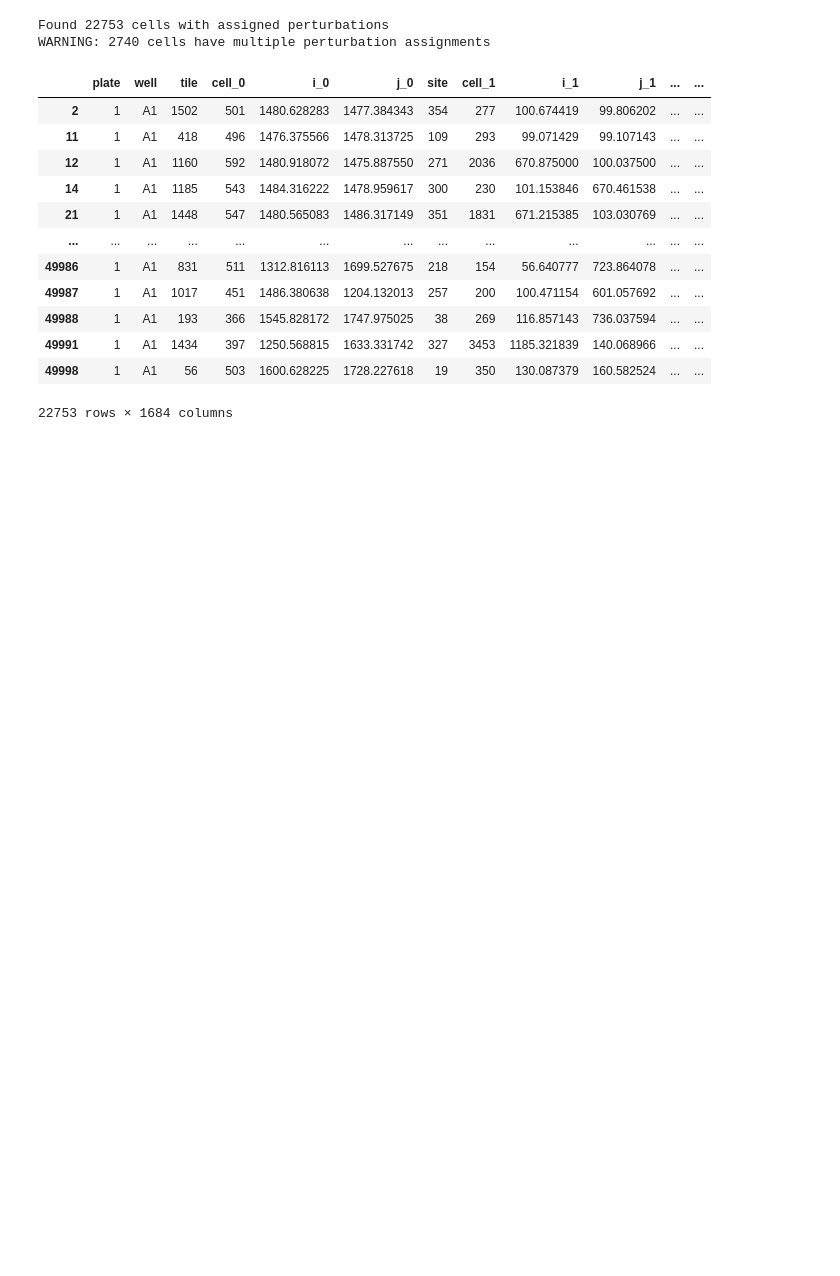
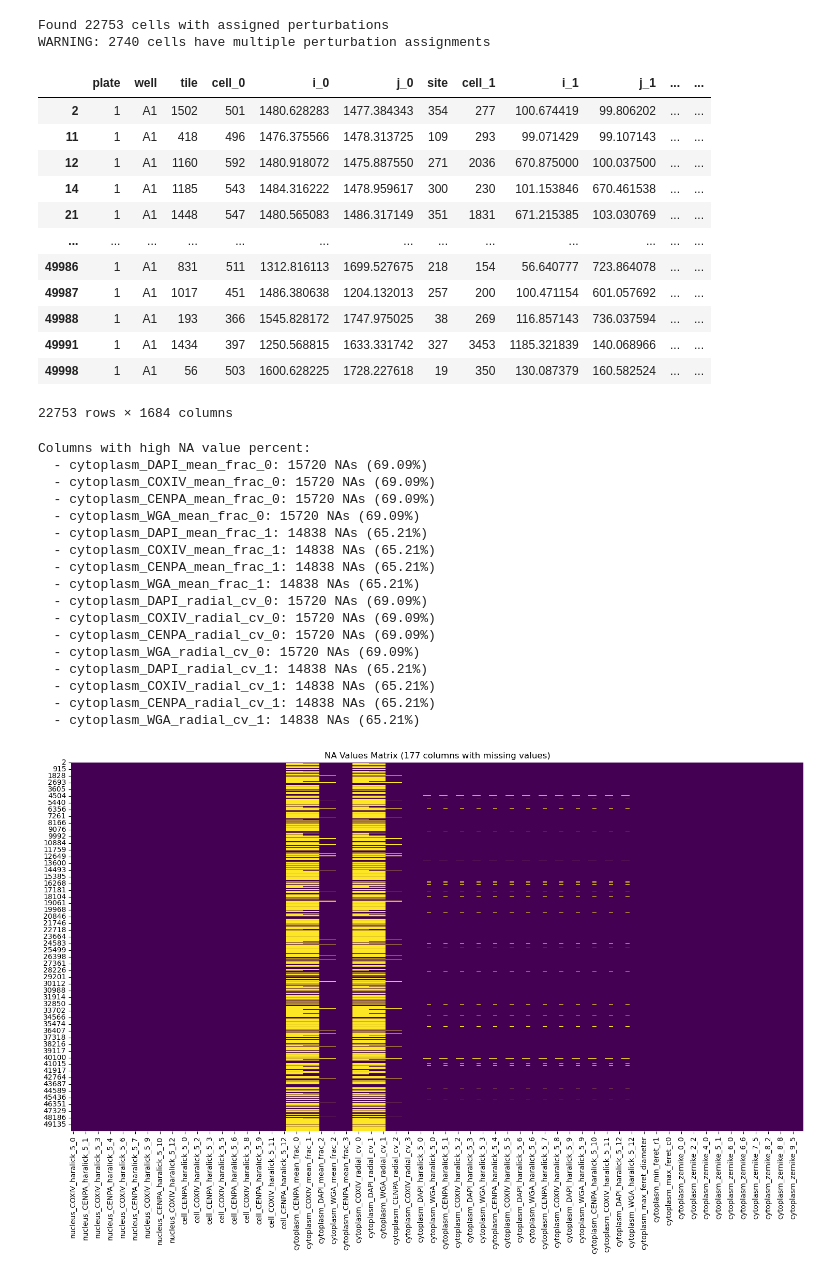
Before and after one commit to cheeseman-lab/brieflow-analysis, a Jupyter notebook: analysis/aggregate_testing.ipynb, the cells around one changed output. Cells and saved outputs as stored; diff of their text form; code cells hidden in the pictures; blank space fills up the shorter version.

```diff
--- a/analysis/aggregate_testing.ipynb
+++ b/analysis/aggregate_testing.ipynb
@@ -130,6 +129,3 @@ First 20 columns. Use to set parameters below.
 17 nucleus_DAPI_int
 18 nucleus_COXIV_int
 19 nucleus_CENPA_int
-# %%
-for col in merge_final.columns:
-    print(col)
@@ -216,0 +197,72 @@ WARNING: 2740 cells have multiple perturbation assignments
+# %%
+from matplotlib import pyplot as plt
+import seaborn as sns
+
+def visualize_na_matrix(df):
+    """
+    Creates a visualization matrix showing which columns have NA values and in which rows.
+    No color bar is displayed.
+
+    Parameters:
+    -----------
+    df : pandas.DataFrame
+        The DataFrame to analyze for NA values
+
+    Returns:
+    --------
+    matplotlib.figure.Figure or None
+        The figure object if NAs are found, None otherwise
+    """
+    # Get only columns with at least one NA
+    cols_with_na = df.columns[df.isna().any()].tolist()
+
+    if not cols_with_na:
+        print("No columns with NA values found in the DataFrame.")
+        return None
+
+    # Create a smaller DataFrame with only columns containing NAs
+    na_df = df[cols_with_na].isna()
+
+    # Create the heatmap
+    plt.figure(figsize=(15, 10))
+    plt.title(f"NA Values Matrix ({len(cols_with_na)} columns with missing values)")
+
+    # Create heatmap - True (NA) values will be colored, without color bar
+    ax = sns.heatmap(na_df, cmap='viridis', cbar=False)
+
+    # Display column names on x-axis, rotated for readability
+    plt.xticks(rotation=90)
+    plt.tight_layout()
+
+    # Add summary information
+    na_counts = df[cols_with_na].isna().sum()
+    na_percent = (na_counts / len(df)) * 100
+
+    print(f"Columns with high NA value percent:")
+    for col, count, pct in zip(cols_with_na, na_counts, na_percent):
+        if pct > 10:
+            print(f"  - {col}: {count} NAs ({pct:.2f}%)")
+
+    return plt.gcf()
+
+fig = visualize_na_matrix(perturbation_filtered)
+plt.show()
+# %% [output]
+Columns with high NA value percent:
+  - cytoplasm_DAPI_mean_frac_0: 15720 NAs (69.09%)
+  - cytoplasm_COXIV_mean_frac_0: 15720 NAs (69.09%)
+  - cytoplasm_CENPA_mean_frac_0: 15720 NAs (69.09%)
+  - cytoplasm_WGA_mean_frac_0: 15720 NAs (69.09%)
+  - cytoplasm_DAPI_mean_frac_1: 14838 NAs (65.21%)
+  - cytoplasm_COXIV_mean_frac_1: 14838 NAs (65.21%)
+  - cytoplasm_CENPA_mean_frac_1: 14838 NAs (65.21%)
+  - cytoplasm_WGA_mean_frac_1: 14838 NAs (65.21%)
+  - cytoplasm_DAPI_radial_cv_0: 15720 NAs (69.09%)
+  - cytoplasm_COXIV_radial_cv_0: 15720 NAs (69.09%)
+  - cytoplasm_CENPA_radial_cv_0: 15720 NAs (69.09%)
+  - cytoplasm_WGA_radial_cv_0: 15720 NAs (69.09%)
+  - cytoplasm_DAPI_radial_cv_1: 14838 NAs (65.21%)
+  - cytoplasm_COXIV_radial_cv_1: 14838 NAs (65.21%)
+  - cytoplasm_CENPA_radial_cv_1: 14838 NAs (65.21%)
+  - cytoplasm_WGA_radial_cv_1: 14838 NAs (65.21%)
+[figure, added]
```
Also changed, not shown: parts of 15 cells of this notebook.
